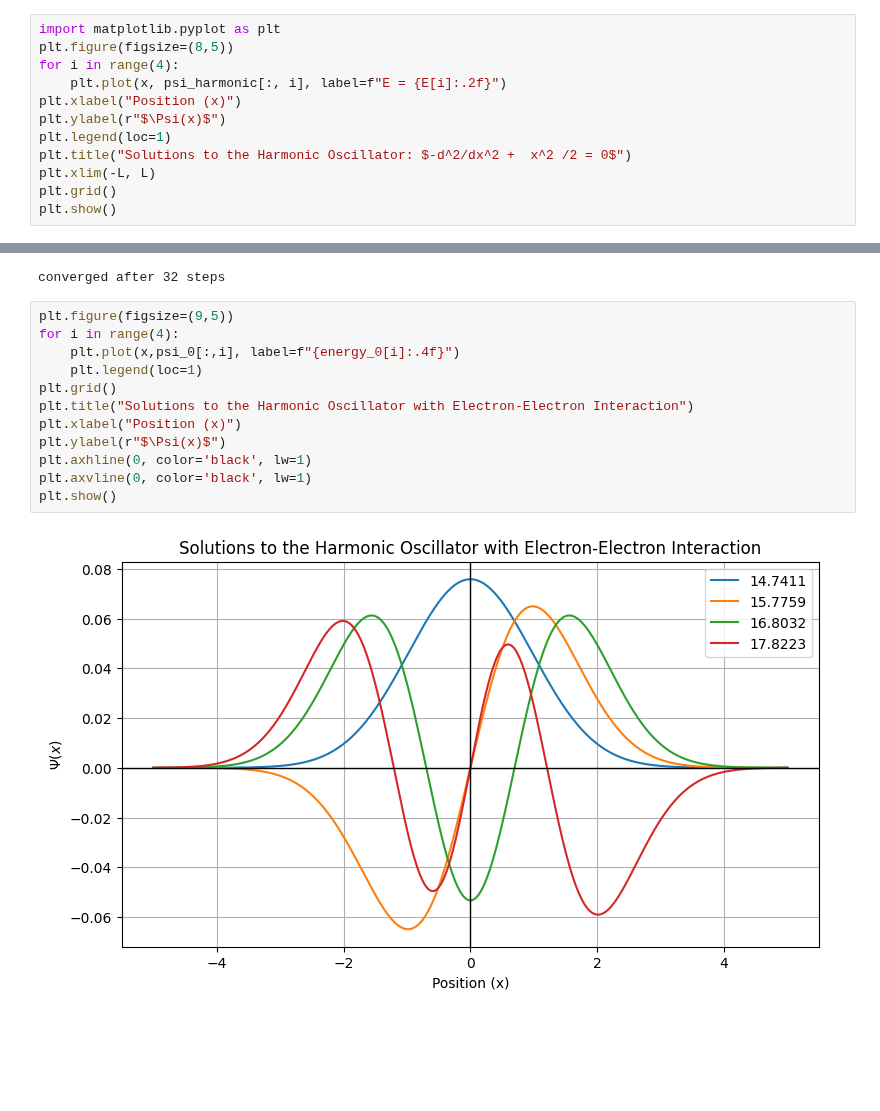
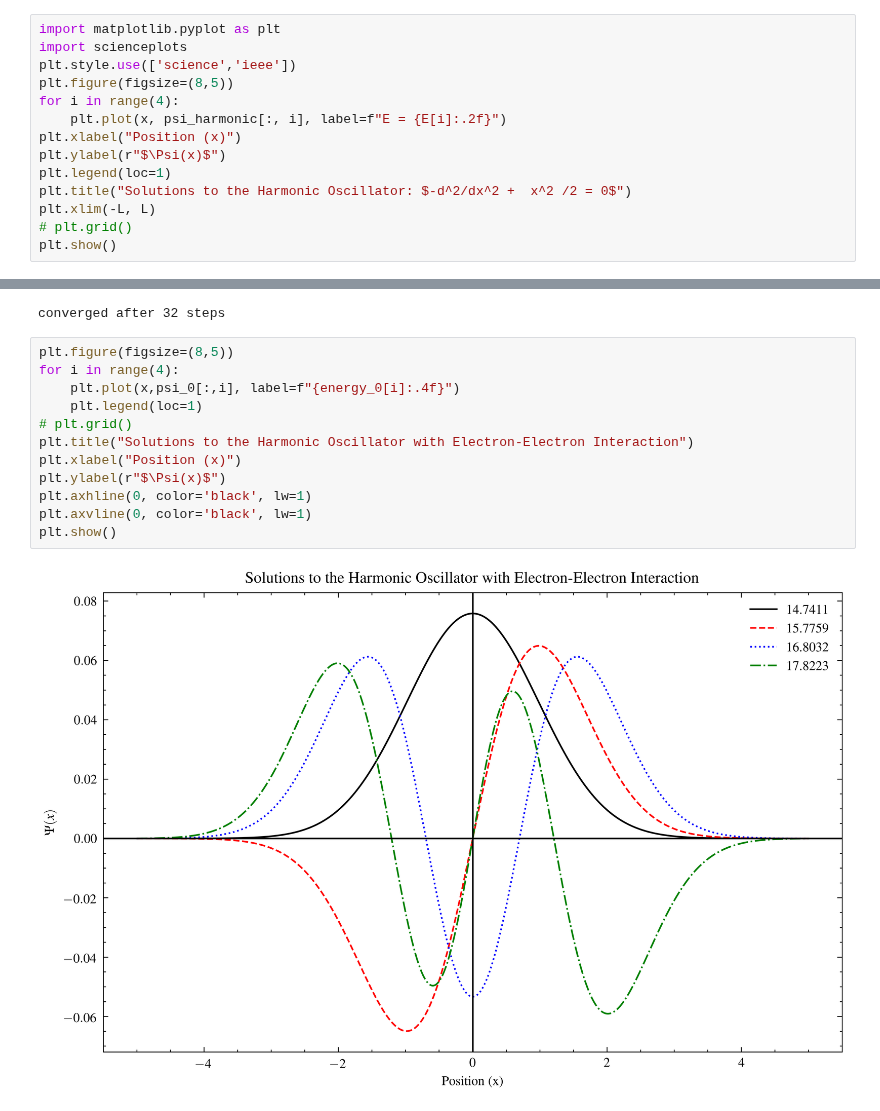
Before and after one commit to ananthapadmanabhan18/P452_Computational_Physics, a Jupyter notebook: Term_Project/QHO_Solution/TP_Exchange_Energy.ipynb, the cells around one changed output, grey strips where cells are left out. Saved outputs shown, nothing was run; the diff lists cells and outputs as text; blank space fills up the shorter version.

```diff
--- a/Term_Project/QHO_Solution/TP_Exchange_Energy.ipynb
+++ b/Term_Project/QHO_Solution/TP_Exchange_Energy.ipynb
@@ -44,6 +44,8 @@ E, psi_harmonic = np.linalg.eigh(-D2/2+X)   # This returns the eigenvalues and e
 ### Plotting the results
 # %%
 import matplotlib.pyplot as plt
+import scienceplots
+plt.style.use(['science','ieee'])
 plt.figure(figsize=(8,5))
 for i in range(4):
     plt.plot(x, psi_harmonic[:, i], label=f"E = {E[i]:.2f}")
@@ -52,6 +54,6 @@ plt.ylabel(r"$\Psi(x)$")
 plt.legend(loc=1)
 plt.title("Solutions to the Harmonic Oscillator: $-d^2/dx^2 +  x^2 /2 = 0$")
 plt.xlim(-L, L)
-plt.grid()
+# plt.grid()
 plt.show()
 # %% [output]
@@ -148,16 +152,16 @@ while True:
 # %% [output]
 converged after 32 steps
 # %%
-plt.figure(figsize=(9,5))
+plt.figure(figsize=(8,5))
 for i in range(4):
     plt.plot(x,psi_0[:,i], label=f"{energy_0[i]:.4f}")
     plt.legend(loc=1)
-plt.grid()
+# plt.grid()
 plt.title("Solutions to the Harmonic Oscillator with Electron-Electron Interaction")
 plt.xlabel("Position (x)")
 plt.ylabel(r"$\Psi(x)$")
 plt.axhline(0, color='black', lw=1)
 plt.axvline(0, color='black', lw=1)
 plt.show()
 # %% [output]
-[figure, old version]
+[figure, new version]
```
Also changed, not shown: parts of 2 cells of this notebook, 7 other files.
